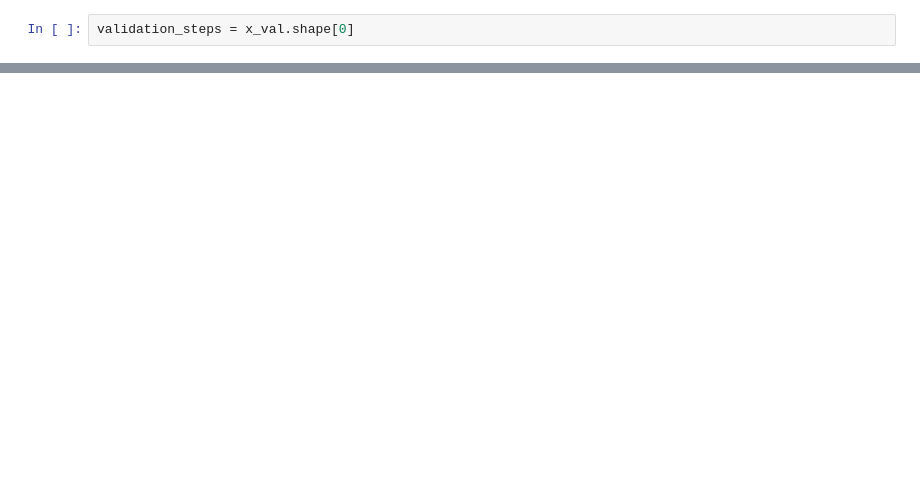
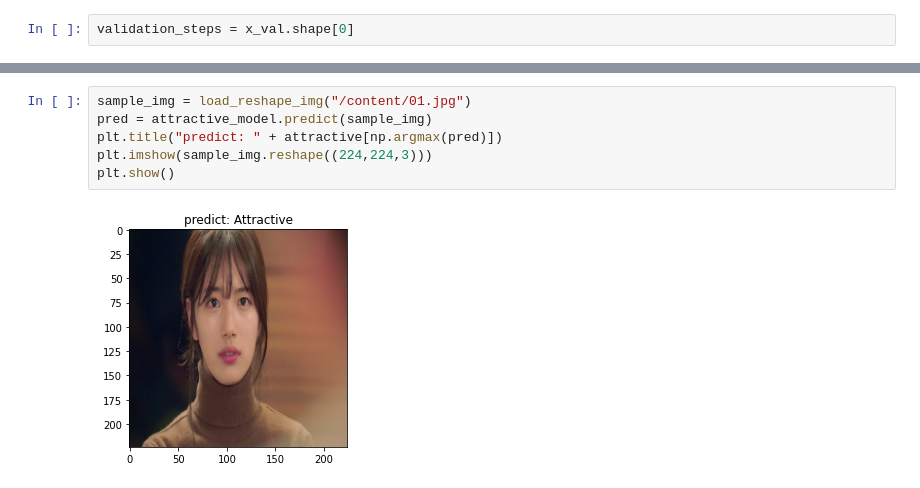
Before and after one commit to qkrcks0/Image_Recognition_Attraction_model, a Jupyter notebook: Image_Recognition_Attraction_Model.ipynb, the cells around one changed output, grey strips where cells are left out. Saved outputs shown, nothing was run; the diff lists cells and outputs as text; blank space fills up the shorter version.

```diff
--- a/Image_Recognition_Attraction_Model.ipynb
+++ b/Image_Recognition_Attraction_Model.ipynb
@@ -252,0 +233,8 @@ attractive_history = attractive_model.fit(attractive_train_generator,
+# %%
+sample_img = load_reshape_img("/content/01.jpg")
+pred = attractive_model.predict(sample_img)
+plt.title("predict: " + attractive[np.argmax(pred)])
+plt.imshow(sample_img.reshape((224,224,3)))
+plt.show()
+# %% [output]
+[figure, added]
```
Also changed, not shown: parts of 24 cells of this notebook.
